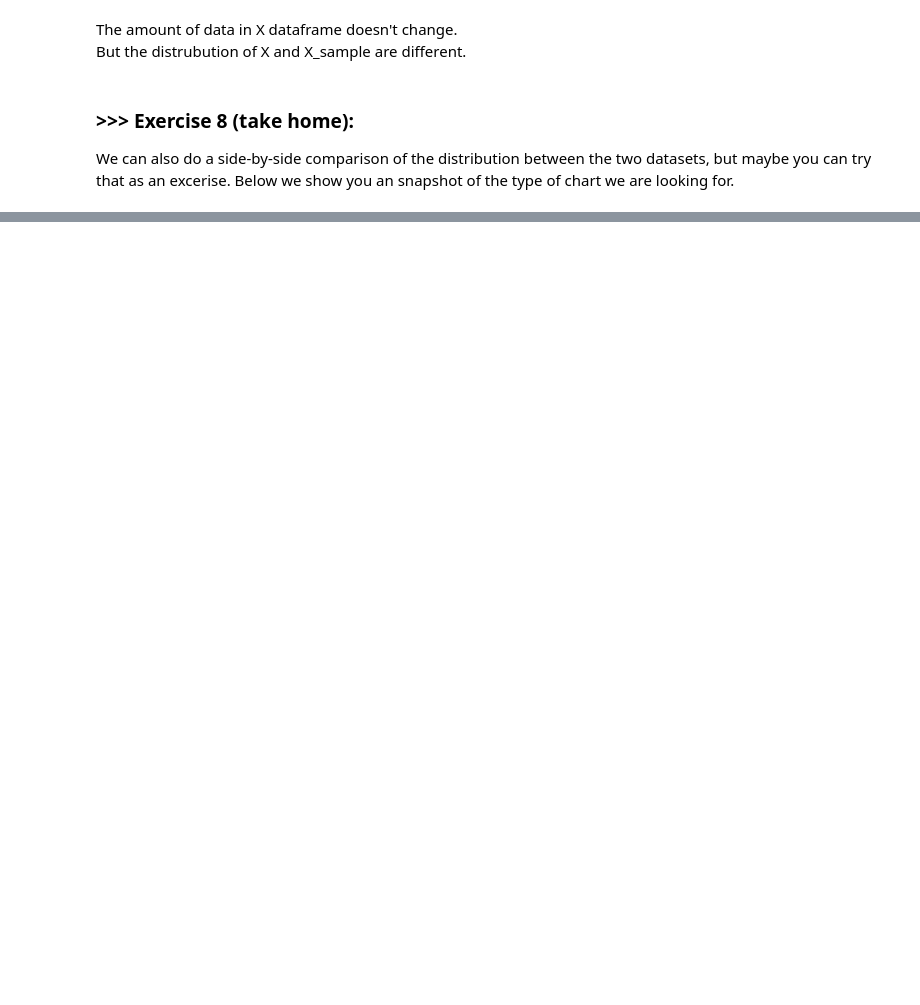
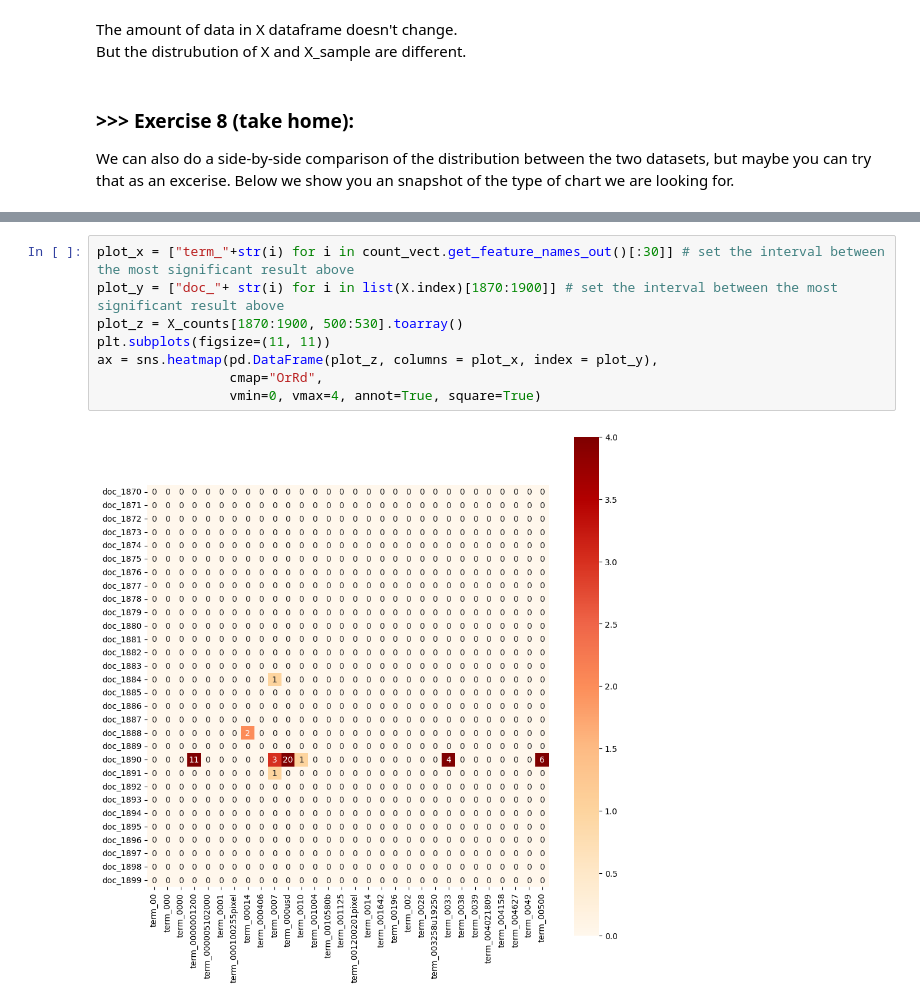
Before and after one commit to a428327tw/DM2022-Lab1-Master, a Jupyter notebook: DM2022-Lab1-Homework.ipynb, the cells around one changed output, grey strips where cells are left out. Drawn from its saved outputs; the diff is of its cells as text; blank space fills up the shorter version.

```diff
--- a/DM2022-Lab1-Homework.ipynb
+++ b/DM2022-Lab1-Homework.ipynb
@@ -258,0 +268,10 @@ analyze("I am craving for a hawaiian pizza right now")
+# %%
+plot_x = ["term_"+str(i) for i in count_vect.get_feature_names_out()[:30]] # set the interval between the most significant result above
+plot_y = ["doc_"+ str(i) for i in list(X.index)[1870:1900]] # set the interval between the most significant result above
+plot_z = X_counts[1870:1900, 500:530].toarray()
+plt.subplots(figsize=(11, 11))
+ax = sns.heatmap(pd.DataFrame(plot_z, columns = plot_x, index = plot_y),
+                 cmap="OrRd",
+                 vmin=0, vmax=4, annot=True, square=True)
+# %% [output]
+[figure, added]
```
Also changed, not shown: parts of 97 cells of this notebook.
